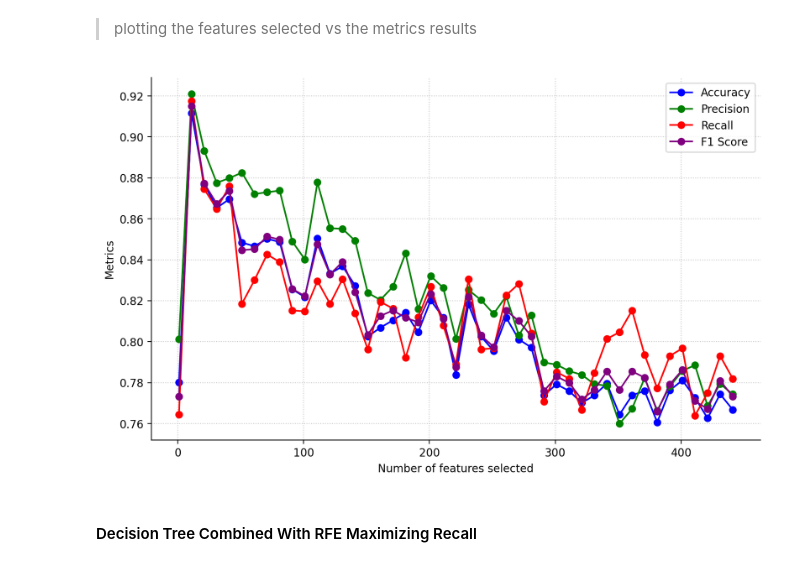
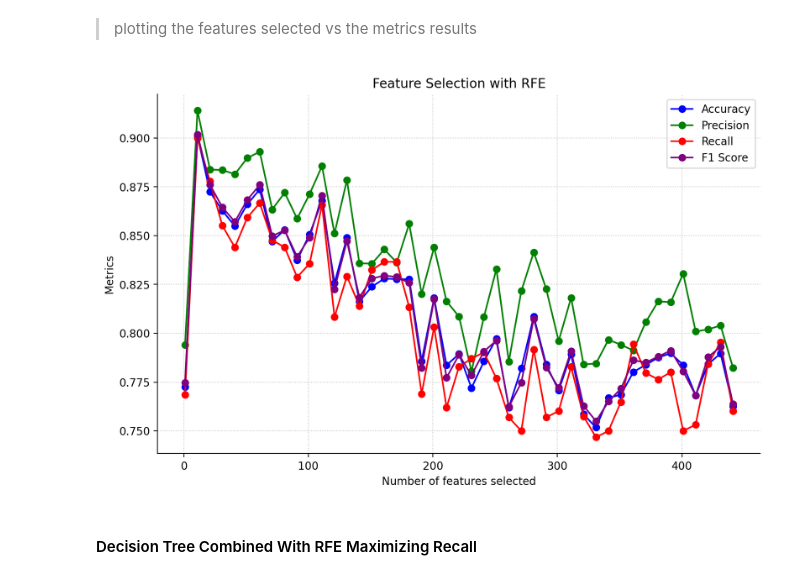
Before and after one commit to sofia-sartori/darwin_ds2, a Jupyter notebook: analysis/analysis.ipynb, the cells around one changed output. Drawn from its saved outputs; the diff is of its cells as text; code cells hidden in the pictures.

Commit message:
final tests and conclusion

```diff
--- a/analysis/analysis.ipynb
+++ b/analysis/analysis.ipynb
@@ -148,4 +133,6 @@ F1:  0.7804878048780488
 # %%
+model_tree = DecisionTreeClassifier(random_state=RANDOM_STATE)
+model_tree.fit(X, y)
 cv = RepeatedStratifiedKFold(n_splits=10, n_repeats=3, random_state=RANDOM_STATE)
 
 scoring = {
@@ -213,0 +259,19 @@ print(X_anova)
+# %%
+max_recall = max(recalls)
+max_recall_index = recalls.index(max_recall)
+max_recall_num_features = num_features_list[max_recall_index]
+print(f"Max Recall: {max_recall} with {max_recall_num_features} features")
+
+new_model = DecisionTreeClassifier()
+rfe = RFE(estimator=new_model, n_features_to_select=max_recall_num_features)
+X_transformed = rfe.fit_transform(X, y)
+
+scores = cross_val_score(new_model, X_transformed, y, cv=cv, scoring='accuracy')
+precision = cross_val_score(new_model, X_transformed, y, cv=cv, scoring='precision')
+recall = cross_val_score(new_model, X_transformed, y, cv=cv, scoring='recall')
+f1 = cross_val_score(new_model, X_transformed, y, cv=cv, scoring='f1')
+
+print('Accuracy: ', np.mean(scores))
+print('Precision: ', np.mean(precision))
+print('Recall: ', np.mean(recall))
+print('F1: ', np.mean(f1))
@@ -265,13 +323,9 @@ F1:  0.7603697936050878
 # %%
-X_rfe = X.copy()
-y_rfe = y.copy()
-rfe = RFE(estimator=DecisionTreeClassifier(random_state=RANDOM_STATE), n_features_to_select=0.15)
+rfe = RFE(estimator=DecisionTreeClassifier(random_state=RANDOM_STATE), n_features_to_select=10)
 
-rfe.fit(X_rfe, y_rfe)
+rfe.fit(X, y)
 
-X_rfe = rfe.transform(X_rfe)
-
-X_train_rfe, X_test_rfe, y_train_rfe, y_test_rfe = train_test_split(X_rfe, y_rfe, test_size=0.2, random_state=RANDOM_STATE)
+X_rfe = rfe.transform(X)
 
 selected_features_rfe = X.columns[rfe.support_]
 
@@ -286,7 +340,7 @@ Features Selected by RFE:
 > training a tree with the features selected
 # %%
 model_tree_rfe = DecisionTreeClassifier(random_state=RANDOM_STATE)
-model_tree_rfe.fit(X_train_rfe, y_train_rfe)
+model_tree_rfe.fit(X_rfe, y)
 
 #evaluate
 cv = RepeatedStratifiedKFold(n_splits=10, n_repeats=3, random_state=RANDOM_STATE)
@@ -298,10 +352,10 @@ scoring = {
     'f1': make_scorer(f1_score)
 }
 
-scores = cross_val_score(model_tree_rfe, X_train_rfe, y_train_rfe, cv=cv, scoring='accuracy')
-precision = cross_val_score(model_tree_rfe, X_train_rfe, y_train_rfe, cv=cv, scoring='precision')
-recall = cross_val_score(model_tree_rfe, X_train_rfe, y_train_rfe, cv=cv, scoring='recall')
-f1 = cross_val_score(model_tree_rfe, X_train_rfe, y_train_rfe, cv=cv, scoring='f1')
+scores = cross_val_score(model_tree_rfe, X_rfe, y, cv=cv, scoring='accuracy')
+precision = cross_val_score(model_tree_rfe, X_rfe, y, cv=cv, scoring='precision')
+recall = cross_val_score(model_tree_rfe, X_rfe, y, cv=cv, scoring='recall')
+f1 = cross_val_score(model_tree_rfe, X_rfe, y, cv=cv, scoring='f1')
 
 print('Accuracy: ', np.mean(scores))
 print('Precision: ', np.mean(precision))
@@ -344,17 +398,17 @@ for num_features in range(1, total_features + 1, 10):
 # %%
 plt.figure(figsize=(10, 6))
 plt.plot(num_features_list, accuracies, label="Accuracy", marker='o', color='blue')
 plt.plot(num_features_list, precisions, label="Precision", marker='o', color='green')
 plt.plot(num_features_list, recalls, label="Recall", marker='o', color='red')
 plt.plot(num_features_list, f1_scores, label="F1 Score", marker='o', color='purple')
-
+plt.title("Feature Selection with RFE")
 plt.xlabel("Number of features selected")
 plt.ylabel("Metrics")
 plt.legend()
 plt.grid(True)
 plt.show()
 # %% [output]
-[figure, old version]
+[figure, new version]
 # %% [markdown]
 #### Decision Tree Combined With RFE Maximizing Recall
 # %% [markdown]
```
Also changed, not shown: parts of 52 cells of this notebook.
